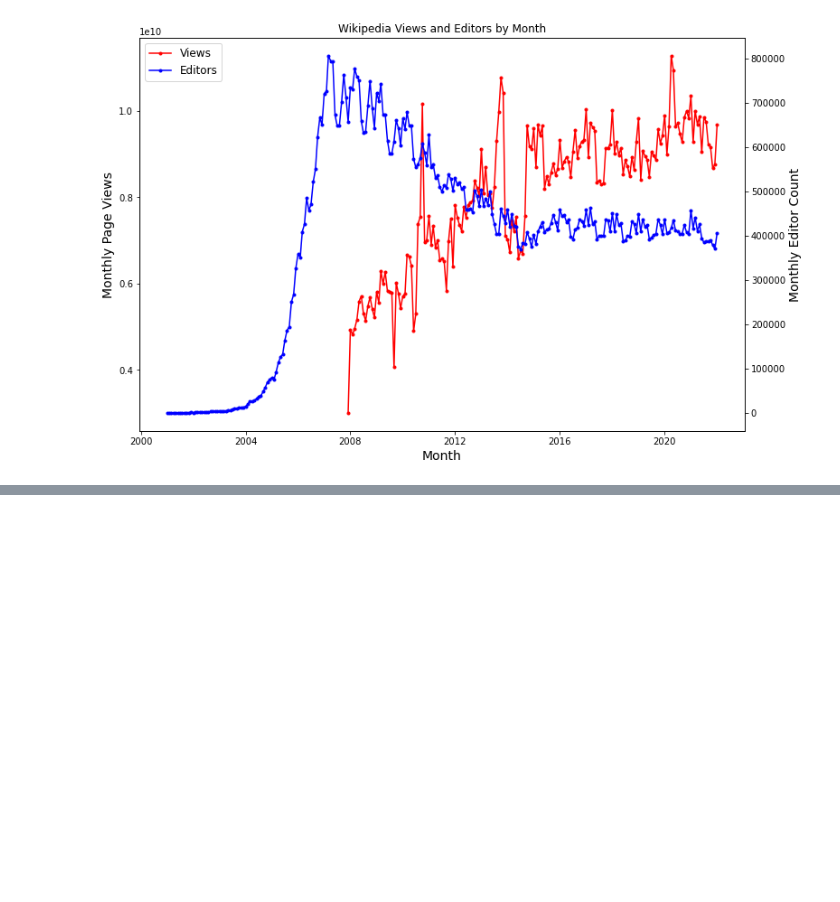
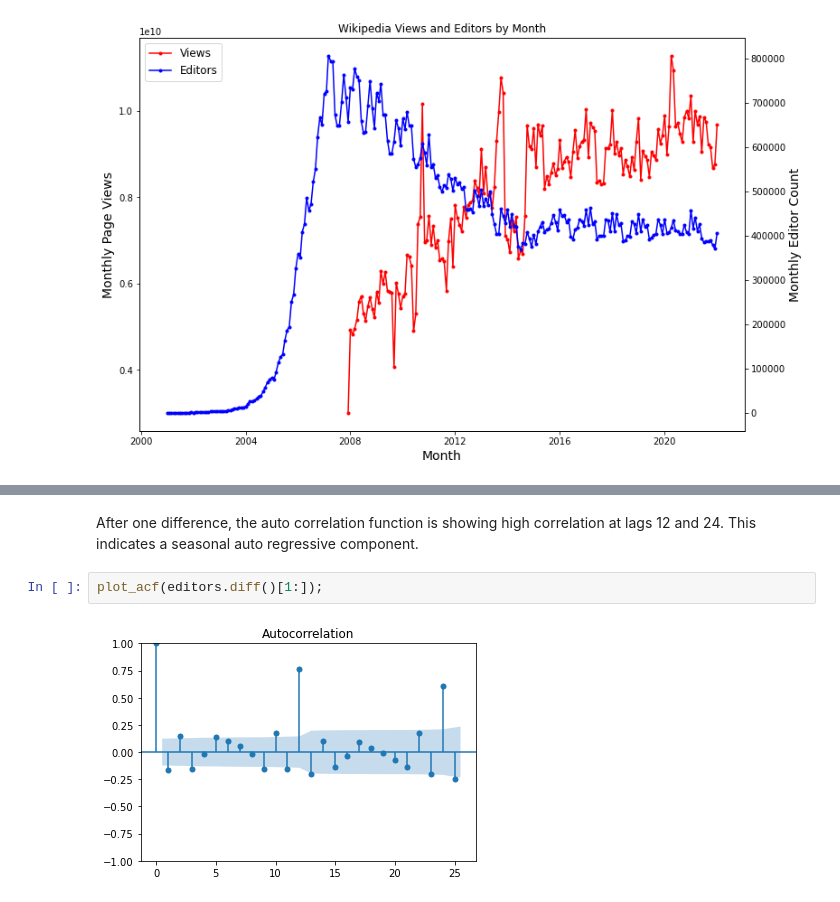
Before and after one commit to stevenlw-porpoise/Wikipedia-Editors, a Jupyter notebook: EDA.ipynb, the cells around one changed output, grey strips where cells are left out. Cells and saved outputs as stored; diff of their text form; blank space fills up the shorter version.

```diff
--- a/EDA.ipynb
+++ b/EDA.ipynb
@@ -114,0 +144,7 @@ plt.show()
+# %% [markdown]
+After one difference, the auto correlation function is showing high correlation at lags 12 and 24.
+This indicates a seasonal auto regressive component.
+# %%
+plot_acf(editors.diff()[1:]);
+# %% [output]
+[figure, added]
```
Also changed, not shown: parts of 18 cells of this notebook.
